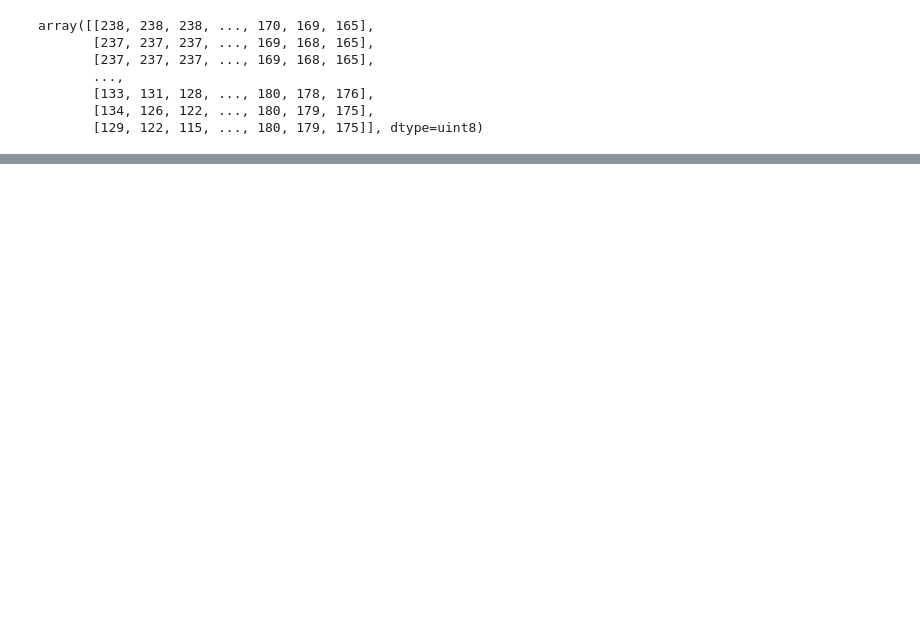
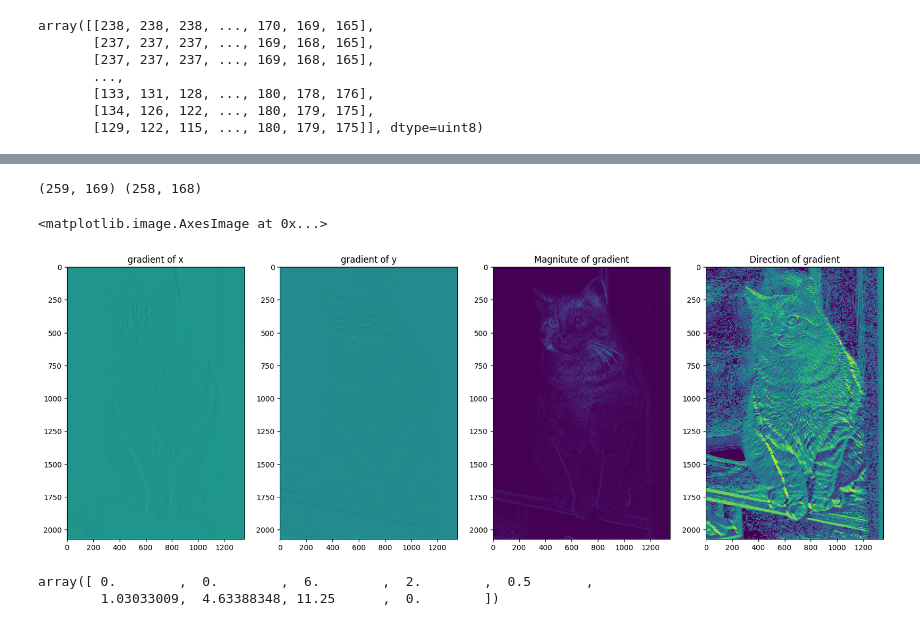
Before and after one commit to dolekhanhdang/Applied-Parallel-Programming, a Jupyter notebook: Parallel/HOG/Gray - Histogram.ipynb, the cells around one changed output, grey strips where cells are left out. Drawn from its saved outputs; the diff is of its cells as text; code cells hidden in the pictures; blank space fills up the shorter version.

```diff
--- a/Parallel/HOG/Gray - Histogram.ipynb
+++ b/Parallel/HOG/Gray - Histogram.ipynb
@@ -66,0 +74,65 @@ plt.imshow(out_host,cmap='gray')
+# %%
+sobel_x = np.array([-1,0,1])
+sobel_y = np.array([[-1],
+                    [0],
+                    [1]])
+
+# [0] là theo trục y, [1] là theo trục x
+cell_size = (8, 8)
+block_size = (2, 2)
+hist_size = 9
+
+height, width, channel = pixel.shape
+
+n_cell = (height//cell_size[0], width//cell_size[1])
+n_block = (n_cell[0] - block_size[0] + 1, n_cell[1] - block_size[1] + 1)
+print(n_cell,n_block)
+# %% [output]
+(259, 169) (258, 168)
+# %%
+def calc_gradient(input, width, height):
+  output_x = np.zeros((height,width))
+  output_y = np.zeros((height,width))
+
+  for r in range(height):
+    for c in range(width):
+
+      for i in range(-1,2):
+        pixel_r = r + i
+        pixel_r = min(max(0, pixel_r), height - 1)
+        output_y[r,c] += input[pixel_r,c] * i
+
+        pixel_c = c + i
+        pixel_c = min(max(0, pixel_c), width - 1)
+        output_x[r,c] += input[r,pixel_c] * i
+
+  return output_x, output_y
+# %%
+gradient_x, gradient_y = calc_gradient(out_host, width, height)
+# %%
+magnitude = np.sqrt(np.square(gradient_x)+np.square(gradient_y))
+# %%
+direction = np.mod(np.add(360, np.rad2deg(np.arctan2(np.array(gradient_y), np.array(gradient_x)))), 360)
+# %%
+w = 20
+h = 10
+
+plt.figure(figsize=(w, h))
+plt.subplot(1, 4, 1)
+plt.title('gradient of x')
+plt.imshow(gradient_x)
+
+plt.subplot(1, 4, 2)
+plt.title('gradient of y')
+plt.imshow(gradient_y)
+
+plt.subplot(1, 4, 3)
+plt.title('Magnitute of gradient')
+plt.imshow(magnitude)
+
+plt.subplot(1, 4, 4)
+plt.title('Direction of gradient')
+plt.imshow(direction)
+# %% [output]
+<matplotlib.image.AxesImage at 0x...>
+[figure, added]
@@ -66,0 +176,5 @@ plt.imshow(out_host,cmap='gray')
+# %%
+out
+# %% [output]
+array([ 0.        ,  0.        ,  6.        ,  2.        ,  0.5       ,
+        1.03033009,  4.63388348, 11.25      ,  0.        ])
```
Also changed, not shown: parts of 18 cells of this notebook, 1 other file.
